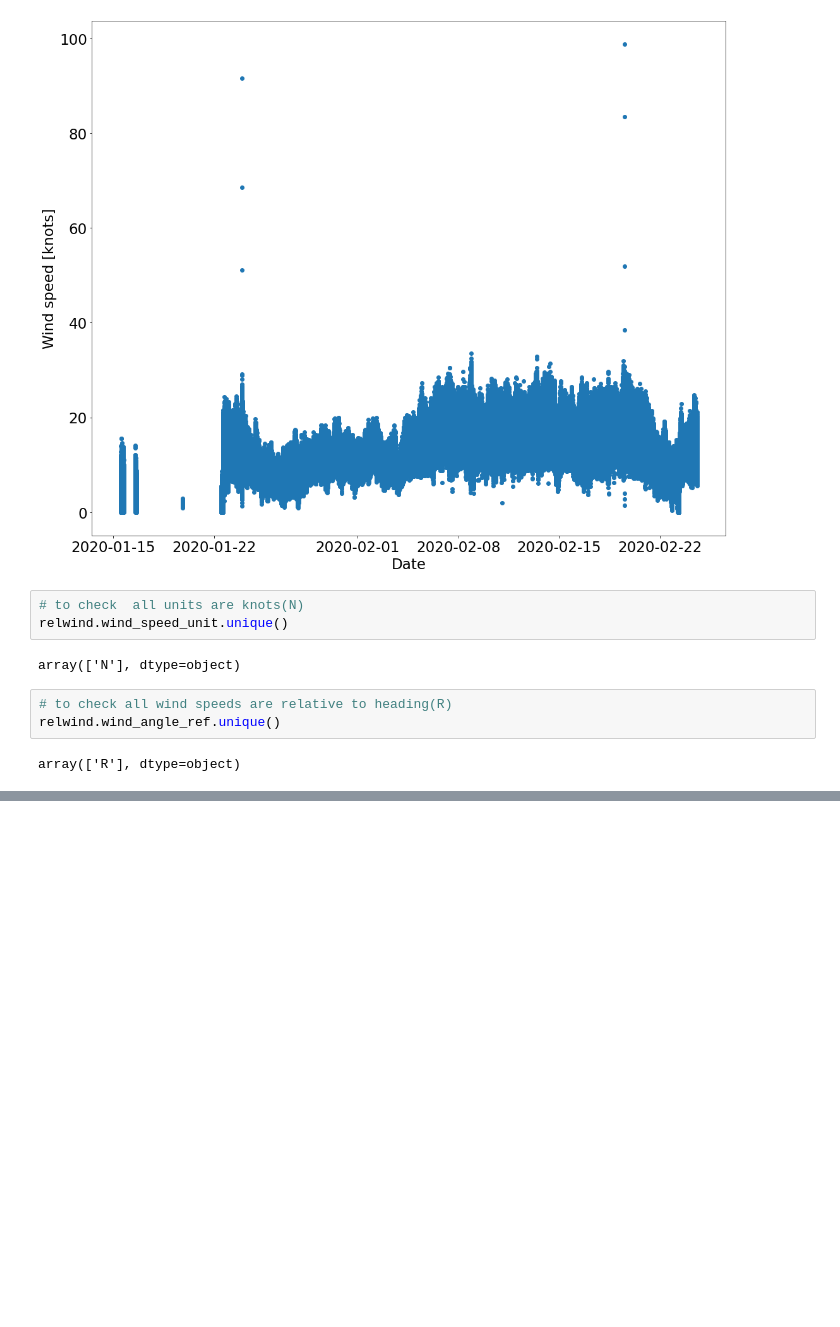
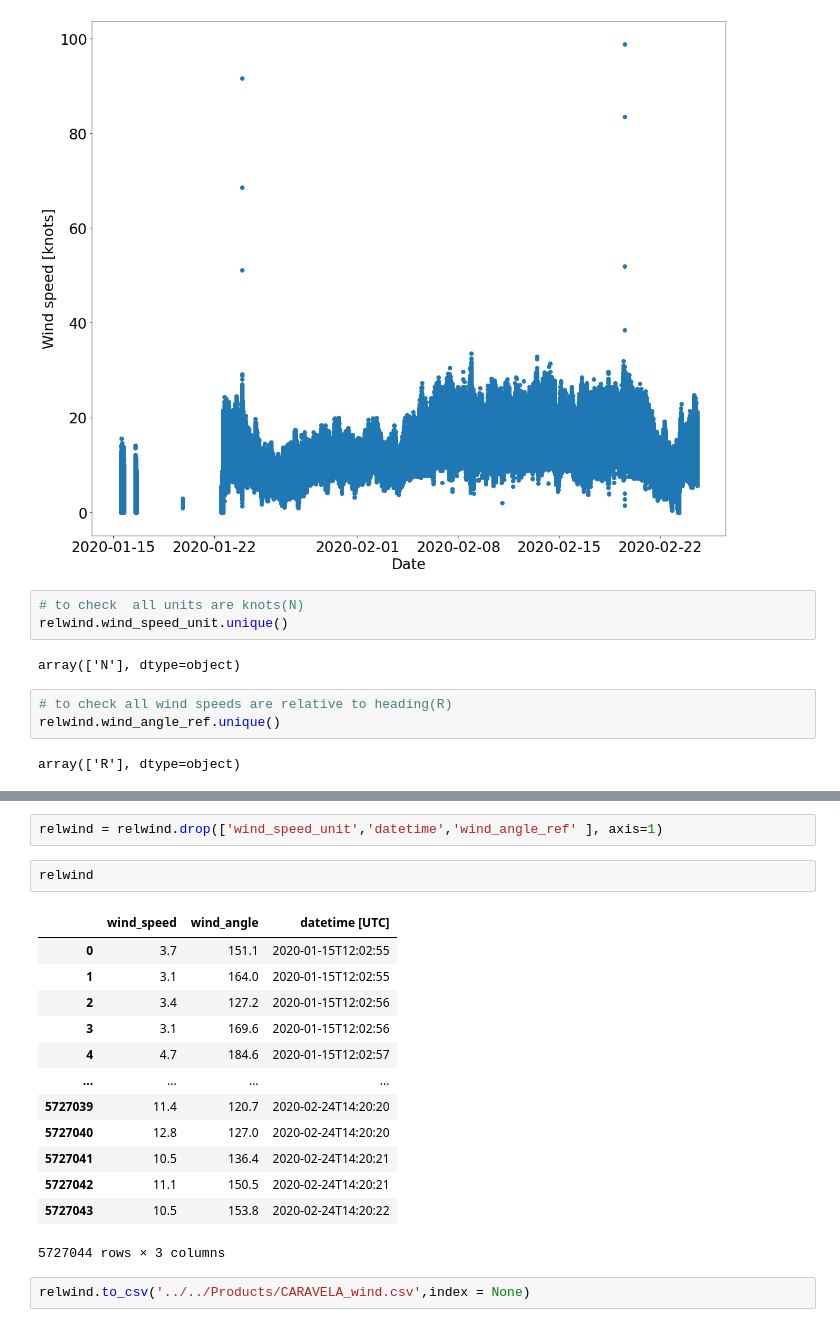
Before and after one commit to ESiddle/Eurec4a-Analysis-scripts-AERIS, a Jupyter notebook: CARAVELA_Wind-nmea-2.ipynb, the cells around one changed output, grey strips where cells are left out. Drawn from its saved outputs; the diff is of its cells as text; blank space fills up the shorter version.

```diff
--- a/CARAVELA_Wind-nmea-2.ipynb
+++ b/CARAVELA_Wind-nmea-2.ipynb
@@ -75,0 +110,20 @@ array(['R'], dtype=object)
+# %%
+relwind = relwind.drop(['wind_speed_unit','datetime','wind_angle_ref' ], axis=1)
+# %%
+relwind
+# %% [output]
+|  | wind_speed | wind_angle | datetime [UTC] |
+| 0 | 3.7 | 151.1 | 2020-01-15T12:02:55 |
+| 1 | 3.1 | 164.0 | 2020-01-15T12:02:55 |
+| 2 | 3.4 | 127.2 | 2020-01-15T12:02:56 |
+| 3 | 3.1 | 169.6 | 2020-01-15T12:02:56 |
+| 4 | 4.7 | 184.6 | 2020-01-15T12:02:57 |
+| ... | ... | ... | ... |
+| 5727039 | 11.4 | 120.7 | 2020-02-24T14:20:20 |
+| 5727040 | 12.8 | 127.0 | 2020-02-24T14:20:20 |
+| 5727041 | 10.5 | 136.4 | 2020-02-24T14:20:21 |
+| 5727042 | 11.1 | 150.5 | 2020-02-24T14:20:21 |
+| 5727043 | 10.5 | 153.8 | 2020-02-24T14:20:22 |
+5727044 rows × 3 columns
+# %%
+relwind.to_csv('../../Products/CARAVELA_wind.csv',index = None)
```
Also changed, not shown: parts of 9 cells of this notebook.
